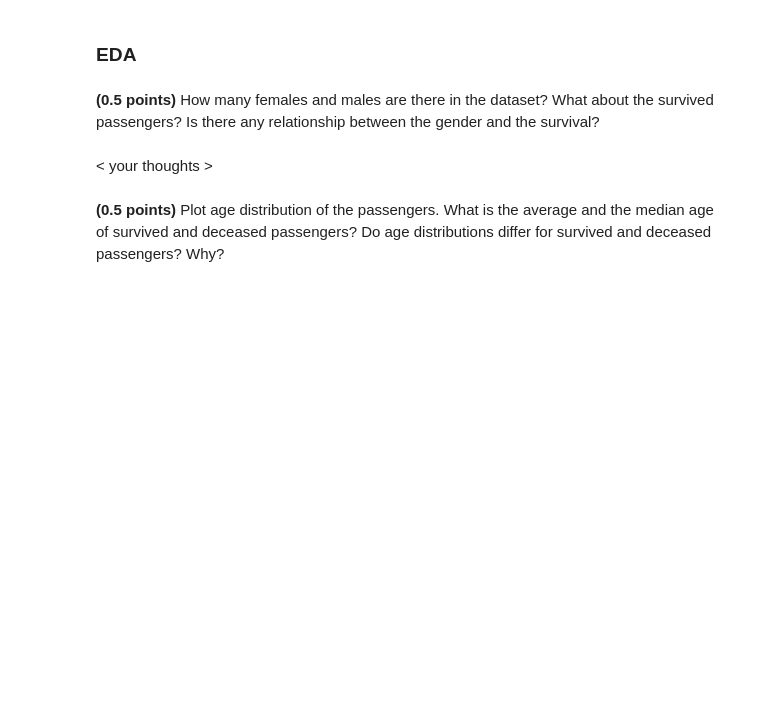
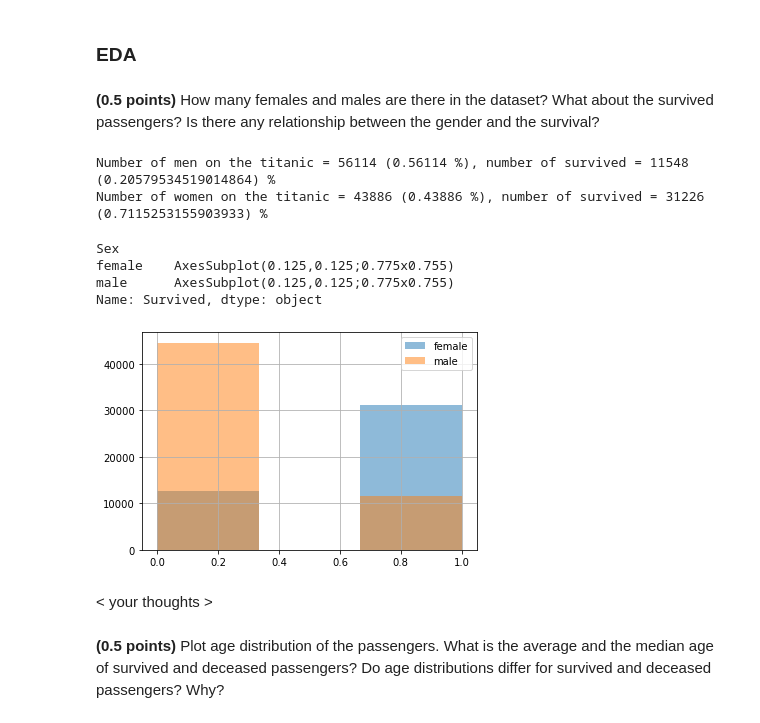
Before and after one commit to Anetta314159/5_classification_linear_knn, a Jupyter notebook: hw_classification.ipynb, the cells around one changed output. Saved outputs shown, nothing was run; the diff lists cells and outputs as text; code cells hidden in the pictures; blank space fills up the shorter version.

```diff
--- a/hw_classification.ipynb
+++ b/hw_classification.ipynb
@@ -479,4 +524,4 @@ PATH = "./data/"
 # %%
-data = pd.read_csv(os.path.join(PATH, 'titanic', 'train.csv')).set_index('PassengerId')
+data = pd.read_csv('train.csv').set_index('PassengerId')
 # %%
 data.head()
@@ -488,0 +540,20 @@ data.head()
+# %%
+## your code
+men = len(data[data['Sex'] == 'male']);
+women = len(data[data['Sex'] == 'female']);
+men_s = len(data[(data['Sex'] == 'male') & (data['Survived'] == 1)]);
+women_s = len(data[(data['Sex'] == 'female') & (data['Survived'] == 1)]);
+all_pass = men + women;
+print(f'Number of men on the titanic = {men} ({men / all_pass} %), number of survived = {men_s} ({men_s / men}) %');
+print(f'Number of women on the titanic = {women} ({women / all_pass} %), number of survived = {women_s} ({women_s / women}) %');
+# %% [output]
+Number of men on the titanic = 56114 (0.56114 %), number of survived = 11548 (0.20579534519014864) %
+Number of women on the titanic = 43886 (0.43886 %), number of survived = 31226 (0.7115253155903933) %
+# %%
+data.groupby('Sex').Survived.hist(legend=True, alpha=0.5, bins=3)
+# %% [output]
+Sex
+female    AxesSubplot(0.125,0.125;0.775x0.755)
+male      AxesSubplot(0.125,0.125;0.775x0.755)
+Name: Survived, dtype: object
+[figure, added]
```
Also changed, not shown: parts of 73 cells of this notebook.
